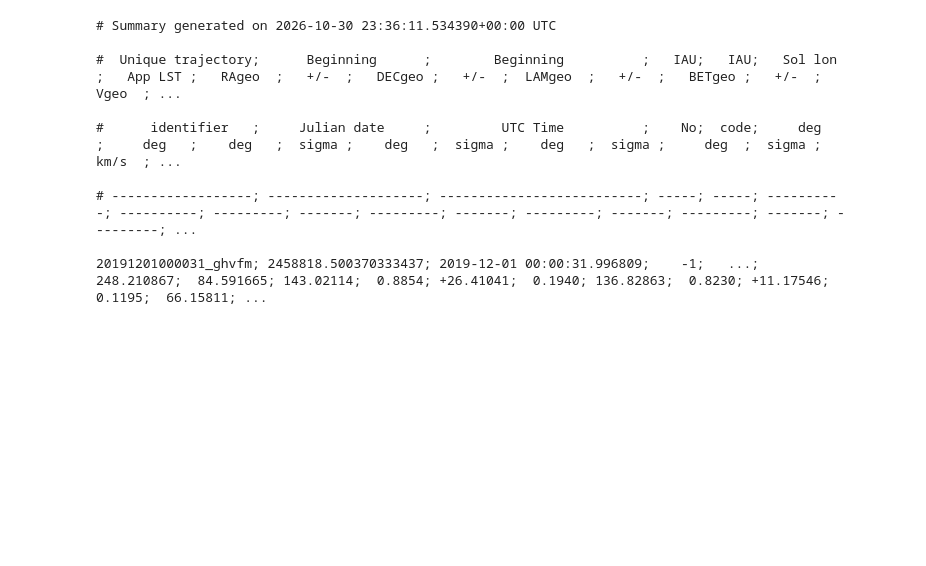
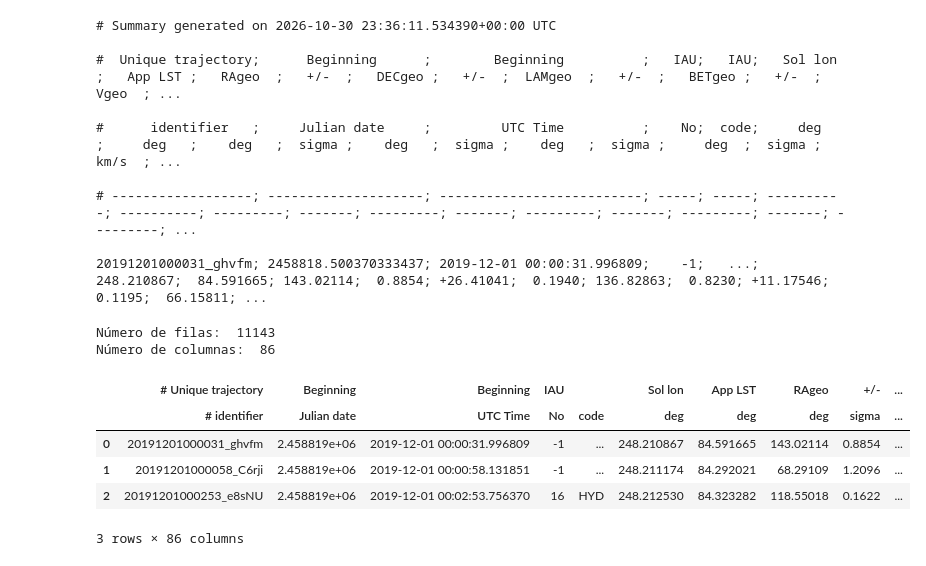
Before and after one commit to AlexBytes-23/Investigacion_geminidas, a Jupyter notebook: notebooks/01_auditoria_y_limpieza.ipynb, the cells around one changed output. Drawn from its saved outputs; the diff is of its cells as text; code cells hidden in the pictures; blank space fills up the shorter version.

```diff
--- a/notebooks/01_auditoria_y_limpieza.ipynb
+++ b/notebooks/01_auditoria_y_limpieza.ipynb
@@ -58,3 +58,29 @@ with raw_file.open(
 # ------------------; --------------------; --------------------------; -----; -----; ----------; ----------; ---------; -------; ---------; -------; ---------; -------; ---------; -------; ---------; ...
 
 20191201000031_ghvfm; 2458818.500370333437; 2019-12-01 00:00:31.996809;    -1;   ...; 248.210867;  84.591665; 143.02114;  0.8854; +26.41041;  0.1940; 136.82863;  0.8230; +11.17546;  0.1195;  66.15811; ...
+# %%
+# Cargar el archivo GMN como DataFrame conservando sus dos filas de encabezado
+
+df_raw = pd.read_csv(
+    raw_file,
+    engine = "python",
+    sep = ";",
+    skipinitialspace = True,
+    skiprows = [0, 5, 6],
+    header = [0, 1],
+    na_values = ["nan", "None"],
+)
+
+print("Número de filas: ", df_raw.shape[0])
+print("Número de columnas: ", df_raw.shape[1])
+
+display(df_raw.head(3))
+# %% [output]
+Número de filas:  11143
+Número de columnas:  86
+|  | # Unique trajectory | Beginning | Beginning | IAU |  | Sol lon | App LST | RAgeo | +/- | ... |
+|  | # identifier | Julian date | UTC Time | No | code | deg | deg | deg | sigma | ... |
+| 0 | 20191201000031_ghvfm | 2.458819e+06 | 2019-12-01 00:00:31.996809 | -1 | ... | 248.210867 | 84.591665 | 143.02114 | 0.8854 | ... |
+| 1 | 20191201000058_C6rji | 2.458819e+06 | 2019-12-01 00:00:58.131851 | -1 | ... | 248.211174 | 84.292021 | 68.29109 | 1.2096 | ... |
+| 2 | 20191201000253_e8sNU | 2.458819e+06 | 2019-12-01 00:02:53.756370 | 16 | HYD | 248.212530 | 84.323282 | 118.55018 | 0.1622 | ... |
+3 rows × 86 columns
```
Also changed, not shown: parts of 12 cells of this notebook.
